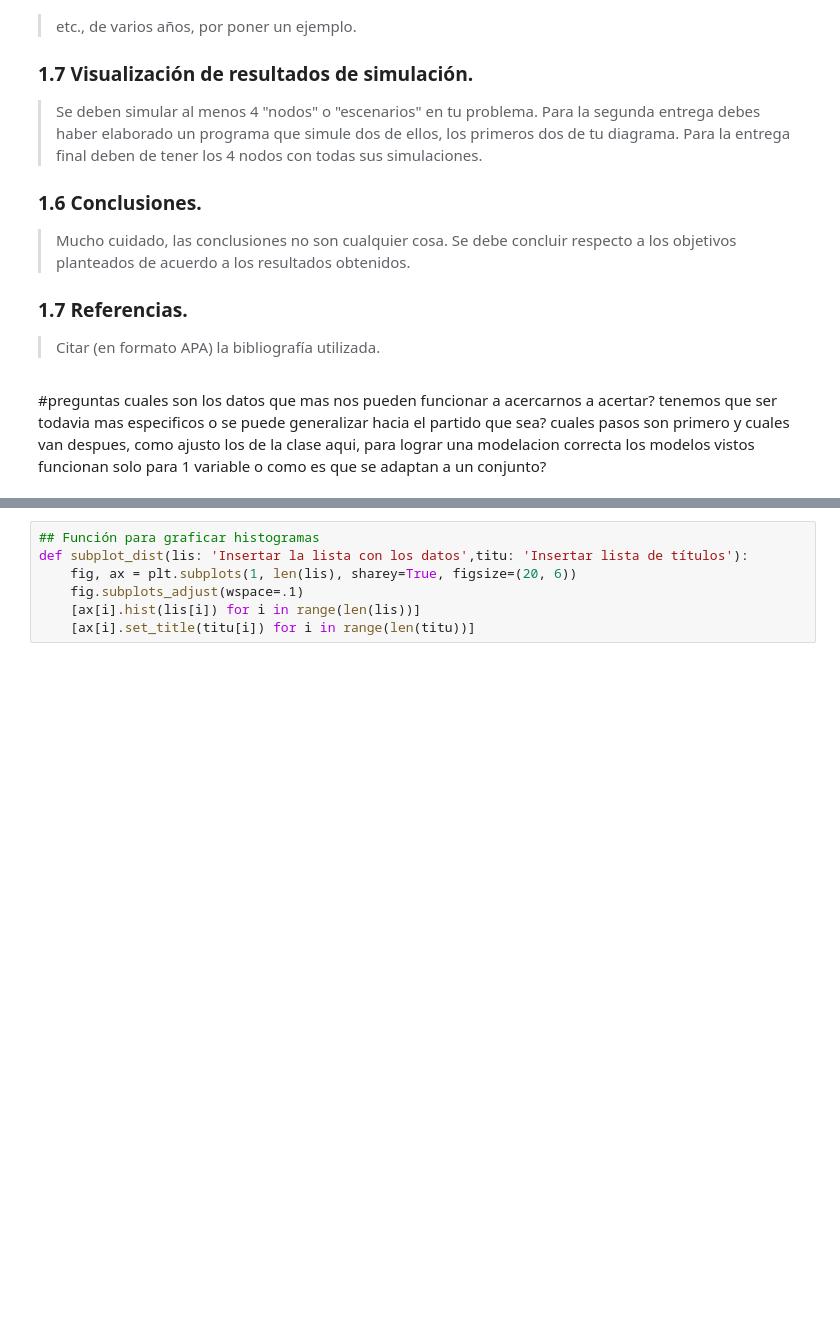
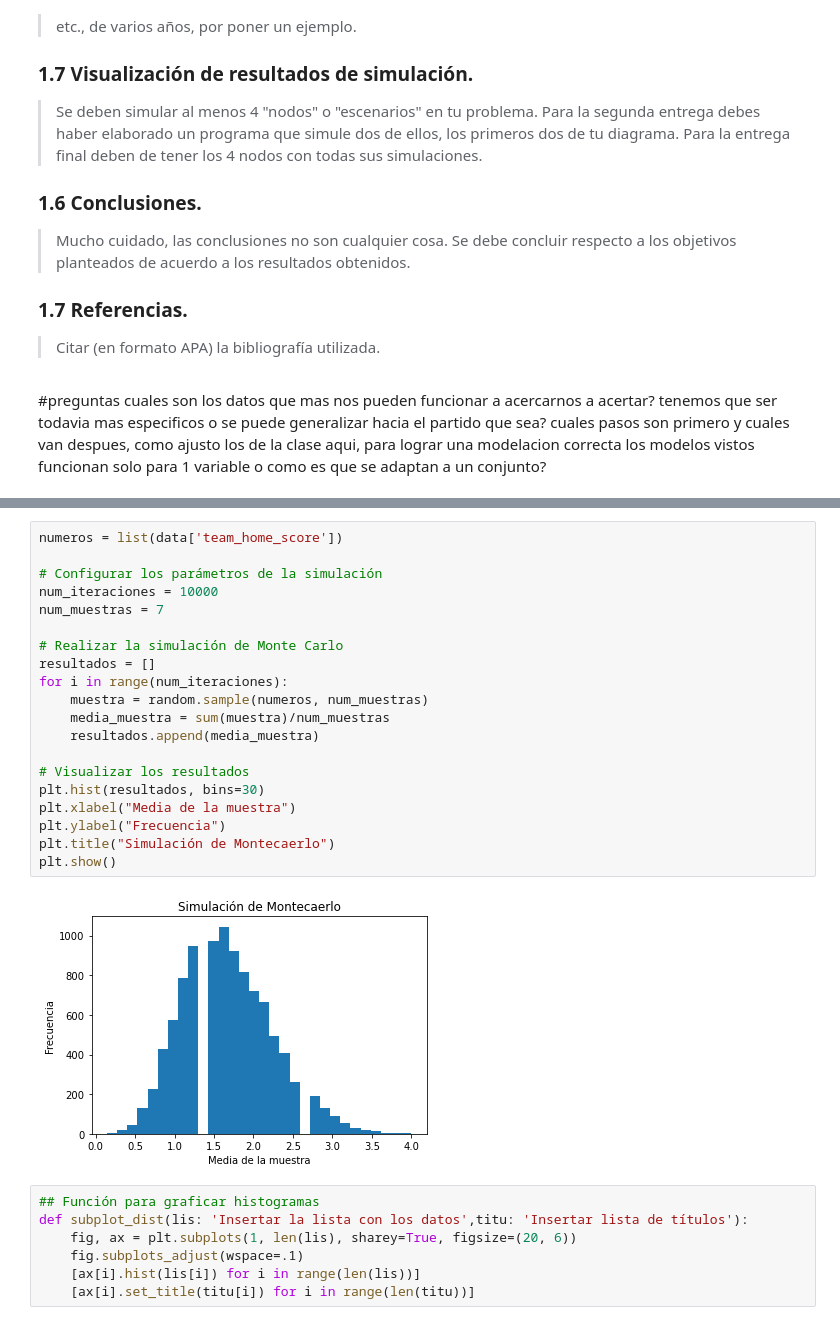
Before and after one commit to Luisahum270/Proyecto_Tema_2_Equipo_8, a Jupyter notebook: Proyecto Tema 2 - Equipo 8.ipynb, the cells around one changed output, grey strips where cells are left out. Drawn from its saved outputs; the diff is of its cells as text; blank space fills up the shorter version.

```diff
--- a/Proyecto Tema 2 - Equipo 8.ipynb
+++ b/Proyecto Tema 2 - Equipo 8.ipynb
@@ -121,3 +320,25 @@ FileNotFoundError: [Errno 2] No such file or directory: '2022-2023 Football Play
+# %%
+numeros = list(data['team_home_score'])
+
+# Configurar los parámetros de la simulación
+num_iteraciones = 10000
+num_muestras = 7
+
+# Realizar la simulación de Monte Carlo
+resultados = []
+for i in range(num_iteraciones):
+    muestra = random.sample(numeros, num_muestras)
+    media_muestra = sum(muestra)/num_muestras
+    resultados.append(media_muestra)
+
+# Visualizar los resultados
+plt.hist(resultados, bins=30)
+plt.xlabel("Media de la muestra")
+plt.ylabel("Frecuencia")
+plt.title("Simulación de Montecaerlo")
+plt.show()
+# %% [output]
+[figure, added]
 # %%
 ## Función para graficar histogramas
 def subplot_dist(lis: 'Insertar la lista con los datos',titu: 'Insertar lista de títulos'):
```
Also changed, not shown: parts of 24 cells of this notebook.
